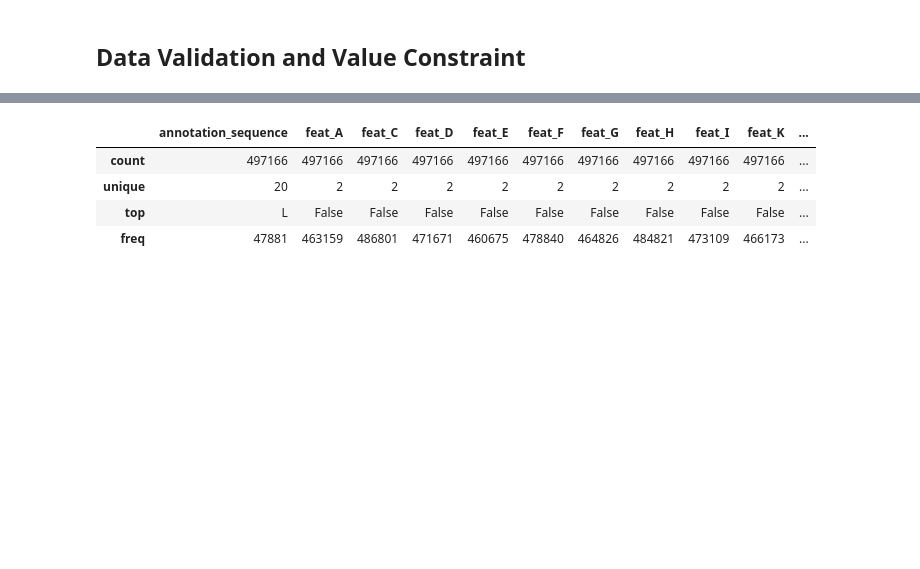
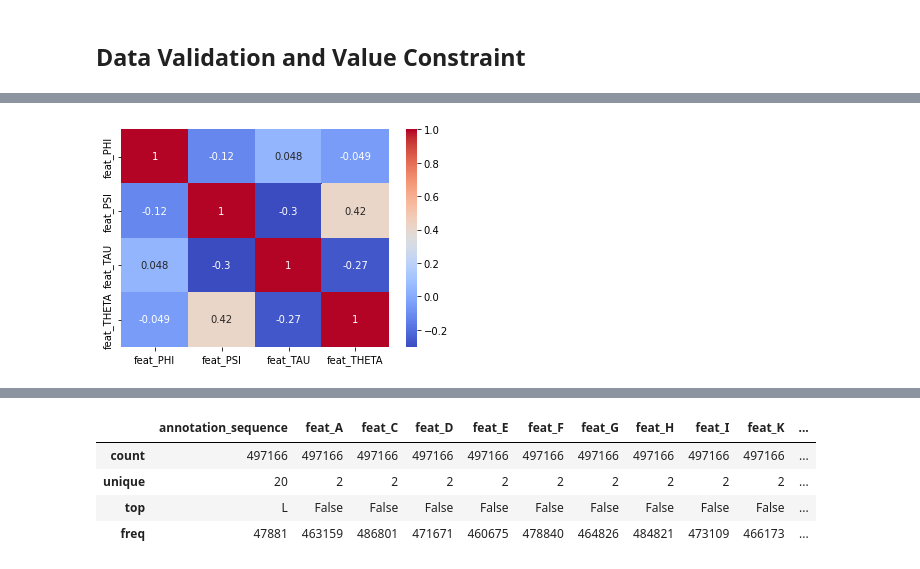
Before and after one commit to Peter-Hou/Predicting-Drug-Binding-Sites-in-Human-Proteins, a Jupyter notebook: model building/Predicting_Drug_Binding_Sites_in_Human_Proteins.ipynb, the cells around one changed output, grey strips where cells are left out. Saved outputs shown, nothing was run; the diff lists cells and outputs as text; code cells hidden in the pictures; blank space fills up the shorter version.

```diff
--- a/model building/Predicting_Drug_Binding_Sites_in_Human_Proteins.ipynb
+++ b/model building/Predicting_Drug_Binding_Sites_in_Human_Proteins.ipynb
@@ -133,0 +158,7 @@ df_train.describe()
+# %%
+corr_matrix = df_train[['feat_PHI', 'feat_PSI', 'feat_TAU', 'feat_THETA']].corr()
+
+sns.heatmap(corr_matrix, annot = True, cmap = 'coolwarm')
+plt.show()
+# %% [output]
+[figure, added]
```
Also changed, not shown: parts of 19 cells of this notebook.
